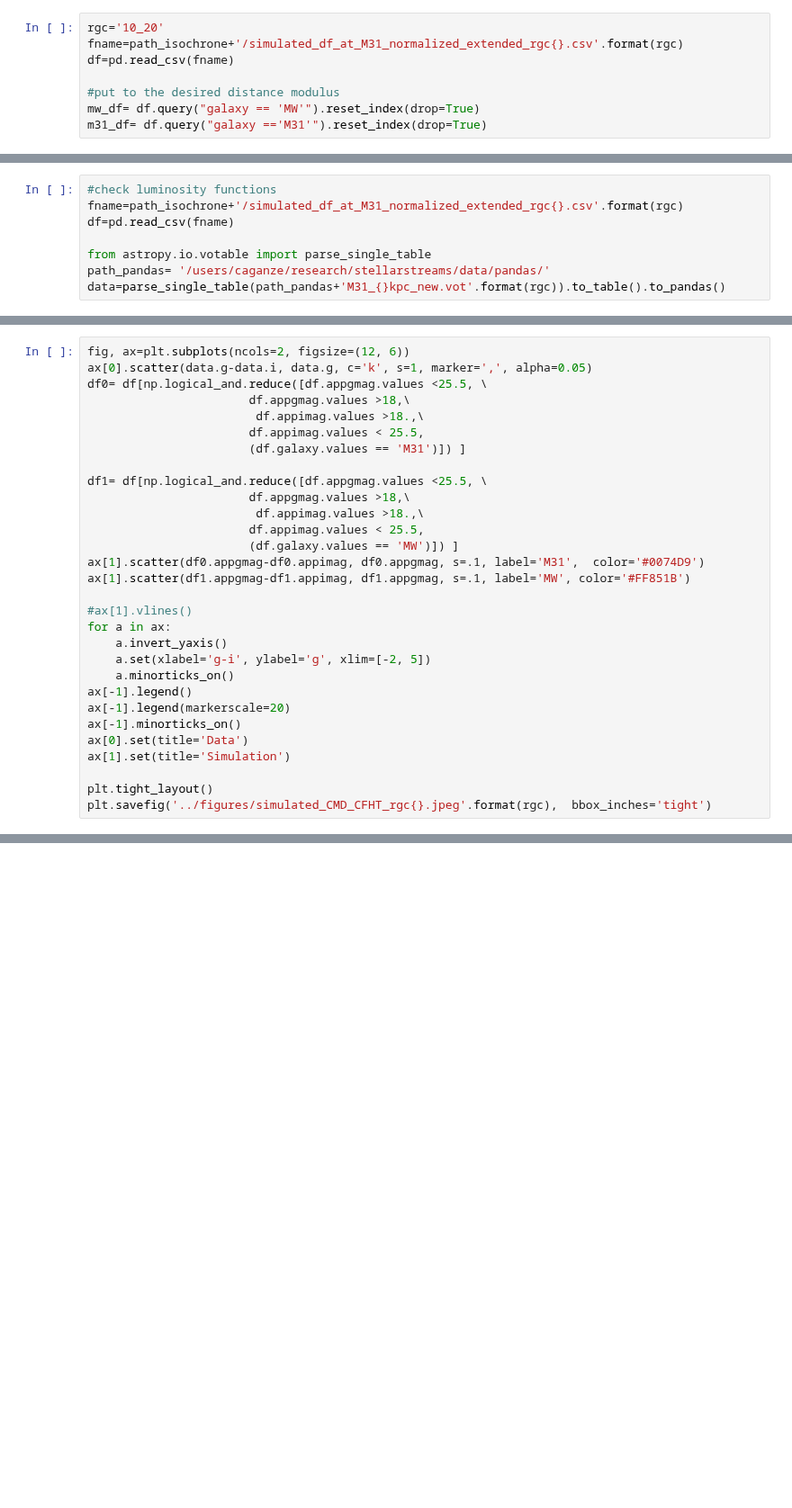
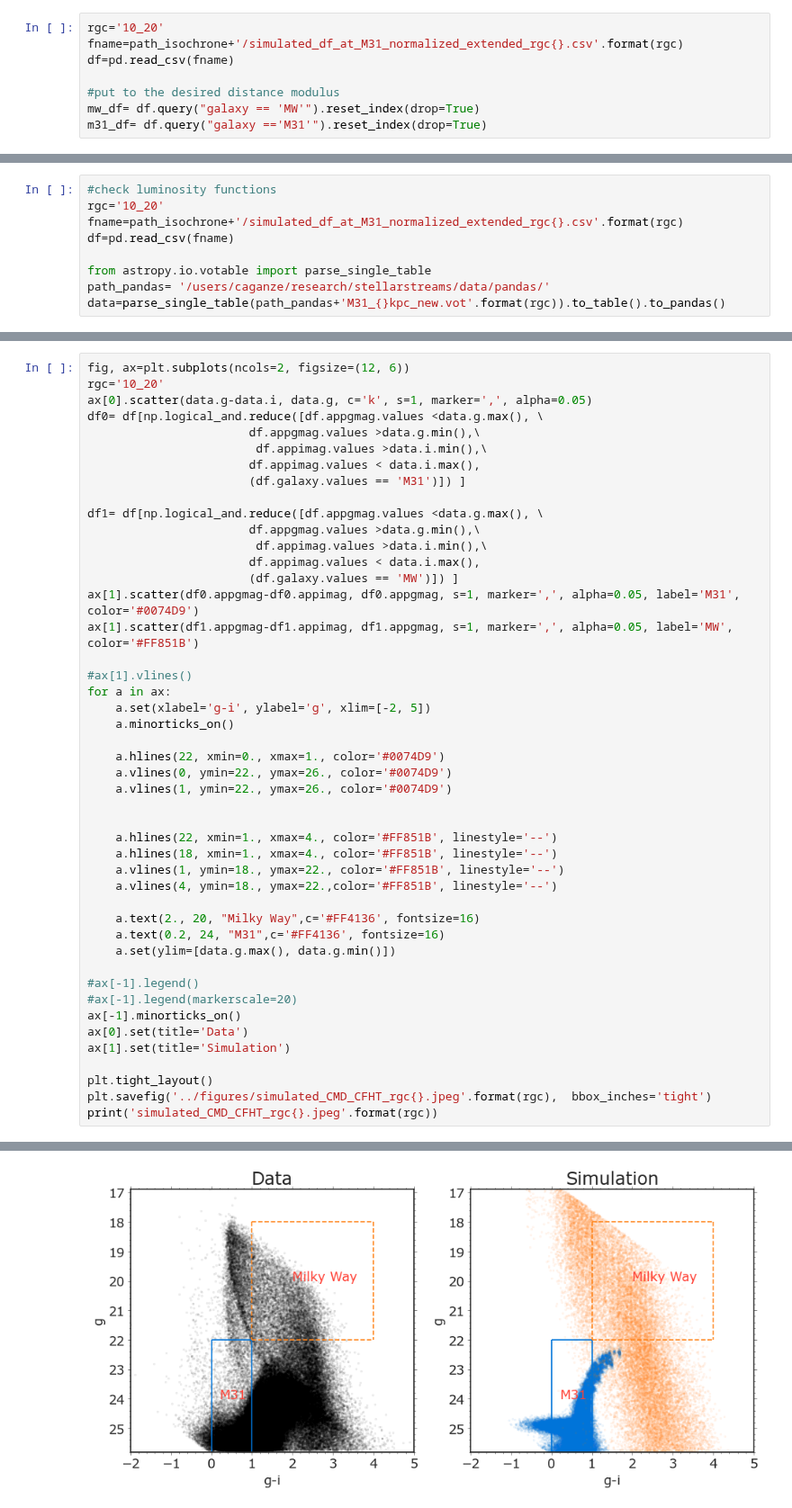
Before and after one commit to caganze/stellarstreams, a Jupyter notebook: notebooks/Visualize MW and M31 Stars.ipynb, the cells around one changed output, grey strips where cells are left out. Shown at 90% size. Drawn from its saved outputs; the diff is of its cells as text; blank space fills up the shorter version.

```diff
--- a/notebooks/Visualize MW and M31 Stars.ipynb
+++ b/notebooks/Visualize MW and M31 Stars.ipynb
@@ -102,5 +86,6 @@ plt.savefig('../figures/simulated_CMD_Roman_M31.jpeg', bbox_inches='tight')
 # %%
 #check luminosity functions
+rgc='10_20'
 fname=path_isochrone+'/simulated_df_at_M31_normalized_extended_rgc{}.csv'.format(rgc)
 df=pd.read_csv(fname)
 
@@ -132,30 +117,47 @@ plt.savefig('../figures/lf_check_rgc{}.jpeg'.format(rgc), bbox_inches='tight')
 # %%
 fig, ax=plt.subplots(ncols=2, figsize=(12, 6))
+rgc='10_20'
 ax[0].scatter(data.g-data.i, data.g, c='k', s=1, marker=',', alpha=0.05)
-df0= df[np.logical_and.reduce([df.appgmag.values <25.5, \
-                       df.appgmag.values >18,\
-                        df.appimag.values >18.,\
-                       df.appimag.values < 25.5,
+df0= df[np.logical_and.reduce([df.appgmag.values <data.g.max(), \
+                       df.appgmag.values >data.g.min(),\
+                        df.appimag.values >data.i.min(),\
+                       df.appimag.values < data.i.max(),
                        (df.galaxy.values == 'M31')]) ]
 
-df1= df[np.logical_and.reduce([df.appgmag.values <25.5, \
-                       df.appgmag.values >18,\
-                        df.appimag.values >18.,\
-                       df.appimag.values < 25.5,
+df1= df[np.logical_and.reduce([df.appgmag.values <data.g.max(), \
+                       df.appgmag.values >data.g.min(),\
+                        df.appimag.values >data.i.min(),\
+                       df.appimag.values < data.i.max(),
                        (df.galaxy.values == 'MW')]) ]
-ax[1].scatter(df0.appgmag-df0.appimag, df0.appgmag, s=.1, label='M31',  color='#0074D9')
-ax[1].scatter(df1.appgmag-df1.appimag, df1.appgmag, s=.1, label='MW', color='#FF851B')
+ax[1].scatter(df0.appgmag-df0.appimag, df0.appgmag, s=1, marker=',', alpha=0.05, label='M31',  color='#0074D9')
+ax[1].scatter(df1.appgmag-df1.appimag, df1.appgmag, s=1, marker=',', alpha=0.05, label='MW', color='#FF851B')
 
 #ax[1].vlines()
 for a in ax:
-    a.invert_yaxis()
     a.set(xlabel='g-i', ylabel='g', xlim=[-2, 5])
     a.minorticks_on()
-ax[-1].legend()
-ax[-1].legend(markerscale=20)
+
+    a.hlines(22, xmin=0., xmax=1., color='#0074D9')
+    a.vlines(0, ymin=22., ymax=26., color='#0074D9')
+    a.vlines(1, ymin=22., ymax=26., color='#0074D9')
+
+
+    a.hlines(22, xmin=1., xmax=4., color='#FF851B', linestyle='--')
+    a.hlines(18, xmin=1., xmax=4., color='#FF851B', linestyle='--')
+    a.vlines(1, ymin=18., ymax=22., color='#FF851B', linestyle='--')
+    a.vlines(4, ymin=18., ymax=22.,color='#FF851B', linestyle='--')
+
+    a.text(2., 20, "Milky Way",c='#FF4136', fontsize=16)
+    a.text(0.2, 24, "M31",c='#FF4136', fontsize=16)
+    a.set(ylim=[data.g.max(), data.g.min()])
+
+#ax[-1].legend()
+#ax[-1].legend(markerscale=20)
 ax[-1].minorticks_on()
 ax[0].set(title='Data')
 ax[1].set(title='Simulation')
 
 plt.tight_layout()
 plt.savefig('../figures/simulated_CMD_CFHT_rgc{}.jpeg'.format(rgc),  bbox_inches='tight')
+print('simulated_CMD_CFHT_rgc{}.jpeg'.format(rgc))
+# %% [output]
@@ -161,0 +165 @@ plt.savefig('../figures/simulated_CMD_CFHT_rgc{}.jpeg'.format(rgc),  bbox_inches
+[figure, added]
```
Also changed, not shown: parts of 16 cells of this notebook, 3 other files.
